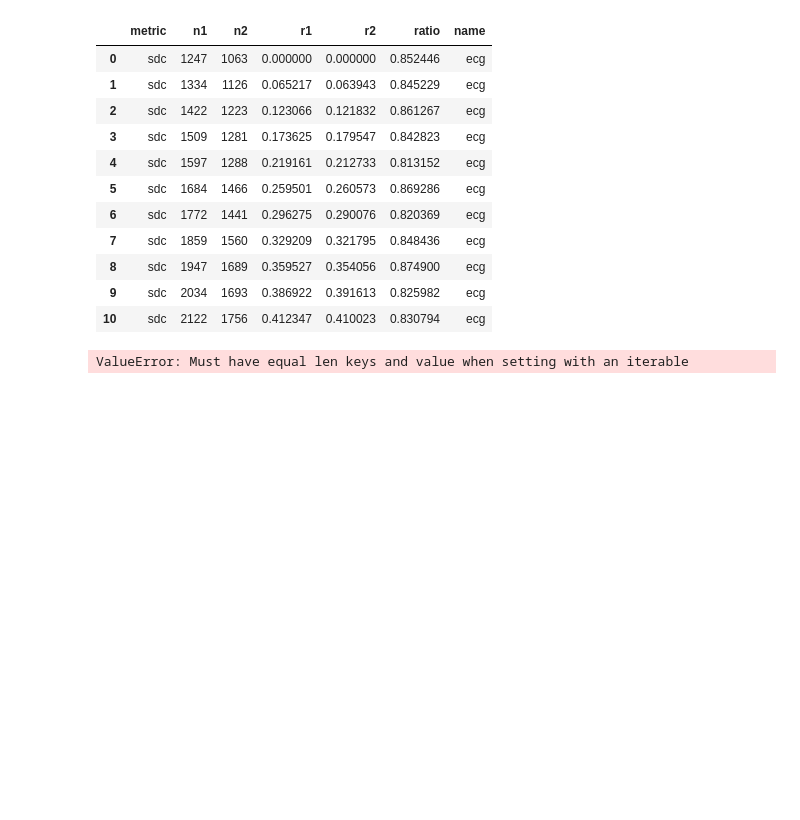
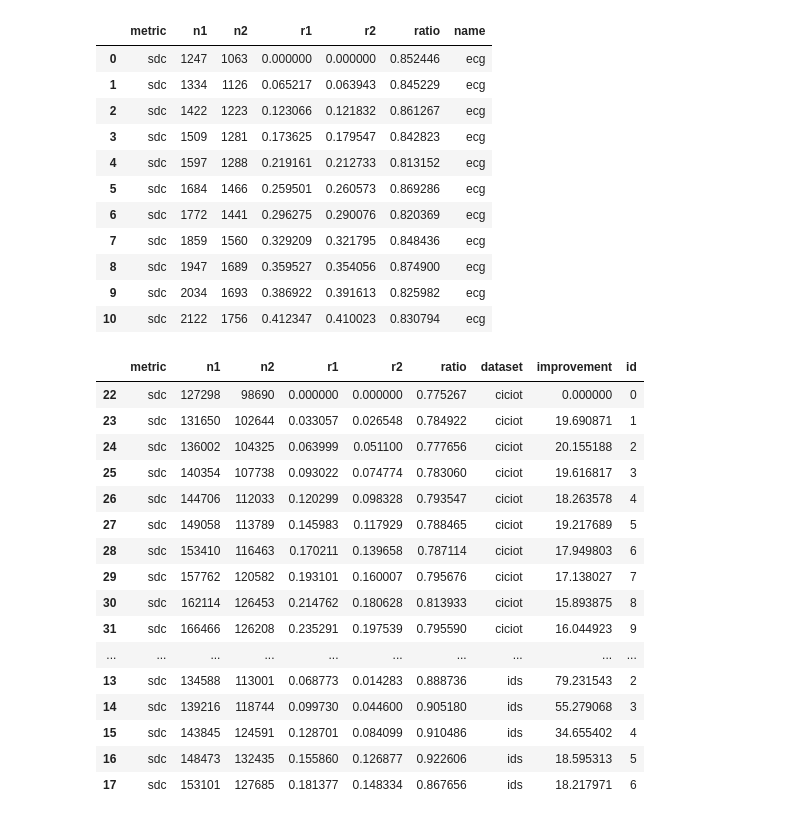
Before and after one commit to jmf-mas/jmf_bopeto, a Jupyter notebook: outputs/plots.ipynb, the cells around one changed output. Saved outputs shown, nothing was run; the diff lists cells and outputs as text; code cells hidden in the pictures; blank space fills up the shorter version.

```diff
--- a/outputs/plots.ipynb
+++ b/outputs/plots.ipynb
@@ -57,21 +57,37 @@ ecg
 | 10 | sdc | 2122 | 1756 | 0.412347 | 0.410023 | 0.830794 | ecg |
 # %%
 #data = data[data['name']!='ids']
-data = data[data['me']=='sdc']
+data = data[data['metric']=='sdc']
 data.rename(columns={'name': 'dataset'}, inplace=True)
 eps = 0.0000000000000001
 data['improvement'] = 100*(data.r1-data.r2)/(data.r1+eps)
 data['id'] = range(len(data))
 data = data.sort_values(by=['dataset', 'r1'])
 data.loc[data['dataset']=='kdd', 'id'] = range(11)
 data.loc[data['dataset']=='ciciot', 'id'] = range(11)
 data.loc[data['dataset']=='ids', 'id'] = range(11)
 data.loc[data['dataset']=='kitsune', 'id'] = range(11)
 data.loc[data['dataset']=='credit', 'id'] = range(11)
 data.loc[data['dataset']=='ecg', 'id'] = range(11)
 data.head(40)
 # %% [output]
-ValueError: Must have equal len keys and value when setting with an iterable
+|  | metric | n1 | n2 | r1 | r2 | ratio | dataset | improvement | id |
+| 22 | sdc | 127298 | 98690 | 0.000000 | 0.000000 | 0.775267 | ciciot | 0.000000 | 0 |
+| 23 | sdc | 131650 | 102644 | 0.033057 | 0.026548 | 0.784922 | ciciot | 19.690871 | 1 |
+| 24 | sdc | 136002 | 104325 | 0.063999 | 0.051100 | 0.777656 | ciciot | 20.155188 | 2 |
+| 25 | sdc | 140354 | 107738 | 0.093022 | 0.074774 | 0.783060 | ciciot | 19.616817 | 3 |
+| 26 | sdc | 144706 | 112033 | 0.120299 | 0.098328 | 0.793547 | ciciot | 18.263578 | 4 |
+| 27 | sdc | 149058 | 113789 | 0.145983 | 0.117929 | 0.788465 | ciciot | 19.217689 | 5 |
+| 28 | sdc | 153410 | 116463 | 0.170211 | 0.139658 | 0.787114 | ciciot | 17.949803 | 6 |
+| 29 | sdc | 157762 | 120582 | 0.193101 | 0.160007 | 0.795676 | ciciot | 17.138027 | 7 |
+| 30 | sdc | 162114 | 126453 | 0.214762 | 0.180628 | 0.813933 | ciciot | 15.893875 | 8 |
+| 31 | sdc | 166466 | 126208 | 0.235291 | 0.197539 | 0.795590 | ciciot | 16.044923 | 9 |
+| ... | ... | ... | ... | ... | ... | ... | ... | ... | ... |
+| 13 | sdc | 134588 | 113001 | 0.068773 | 0.014283 | 0.888736 | ids | 79.231543 | 2 |
+| 14 | sdc | 139216 | 118744 | 0.099730 | 0.044600 | 0.905180 | ids | 55.279068 | 3 |
+| 15 | sdc | 143845 | 124591 | 0.128701 | 0.084099 | 0.910486 | ids | 34.655402 | 4 |
+| 16 | sdc | 148473 | 132435 | 0.155860 | 0.126877 | 0.922606 | ids | 18.595313 | 5 |
+| 17 | sdc | 153101 | 127685 | 0.181377 | 0.148334 | 0.867656 | ids | 18.217971 | 6 |
 # %%
 df_1 = pd.read_csv("performances_kdd_AE.csv")
 df_2 = pd.read_csv("performances_kdd_OC-SVM.csv")
```
Also changed, not shown: parts of 21 cells of this notebook, 3 other files.
